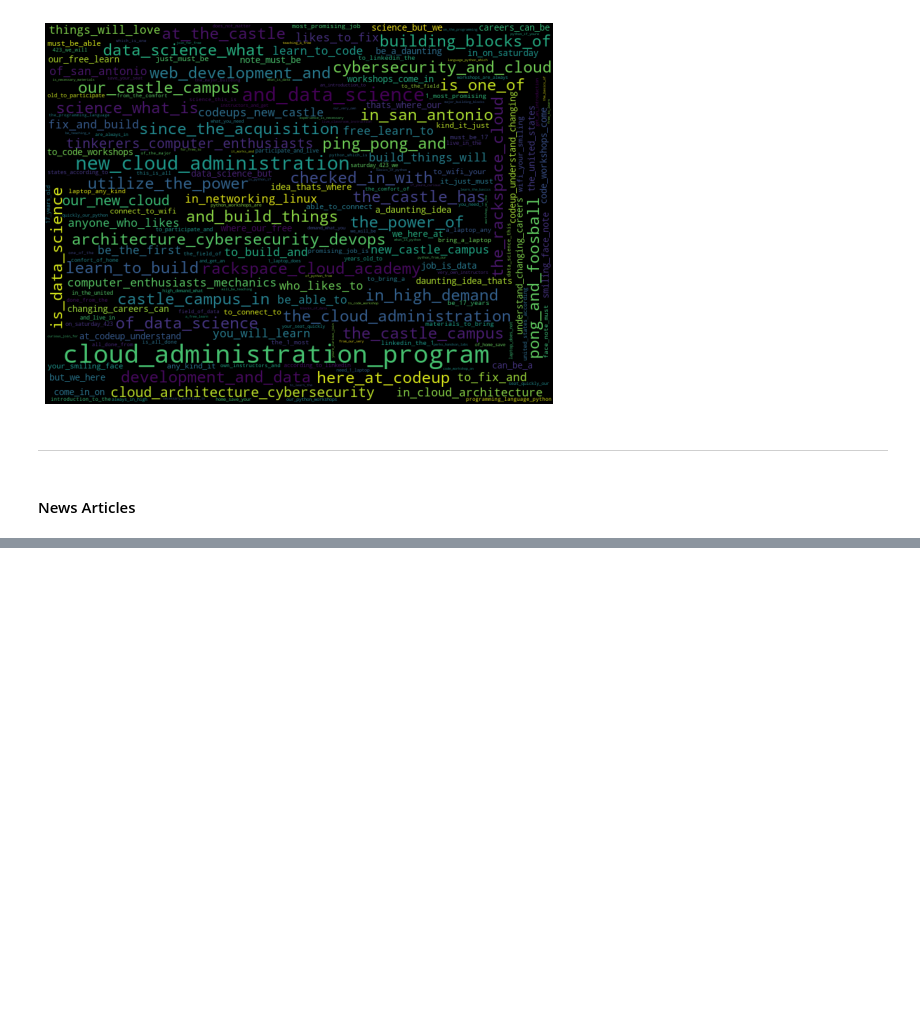
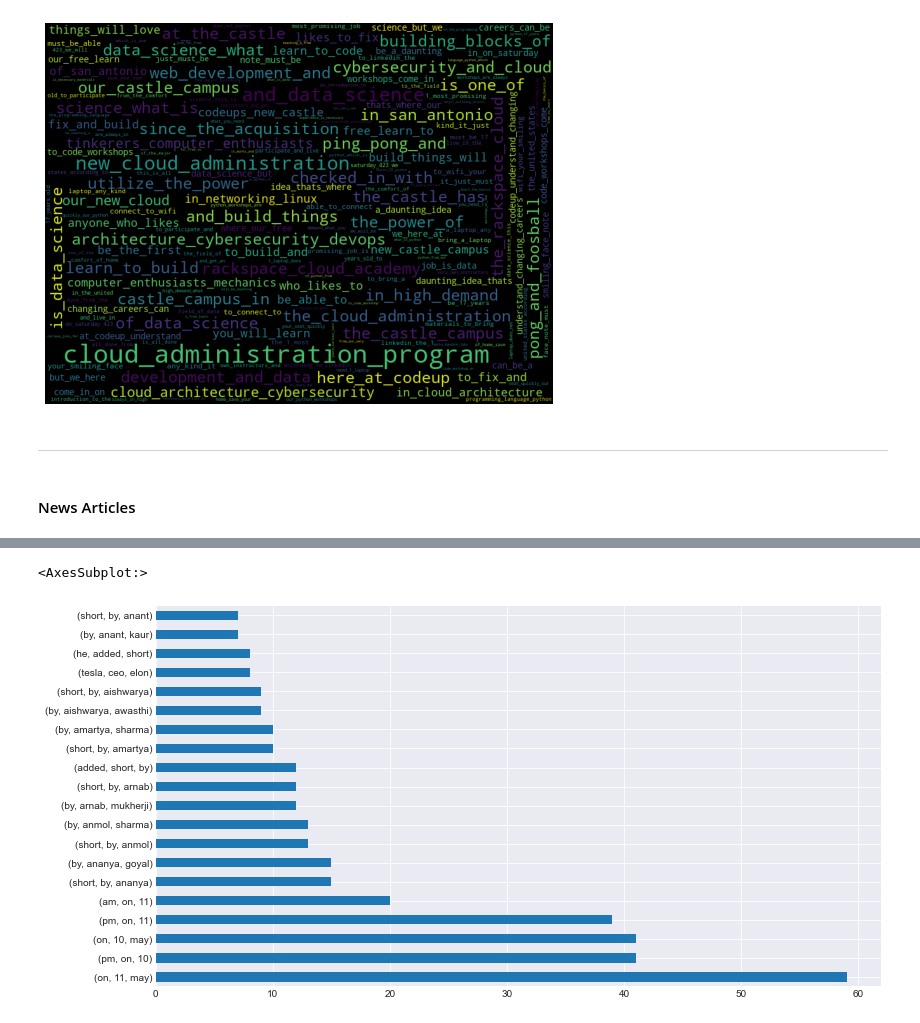
Before and after one commit to NSharick/natural-language-processing-exercises, a Jupyter notebook: explore.ipynb, the cells around one changed output, grey strips where cells are left out. Drawn from its saved outputs; the diff is of its cells as text; code cells hidden in the pictures; blank space fills up the shorter version.

```diff
--- a/explore.ipynb
+++ b/explore.ipynb
@@ -203,0 +227,5 @@ news_df
+# %%
+pd.Series(tri_articles).value_counts().head(20).plot.barh()
+# %% [output]
+<AxesSubplot:>
+[figure, added]
```
Also changed, not shown: parts of 8 cells of this notebook.
